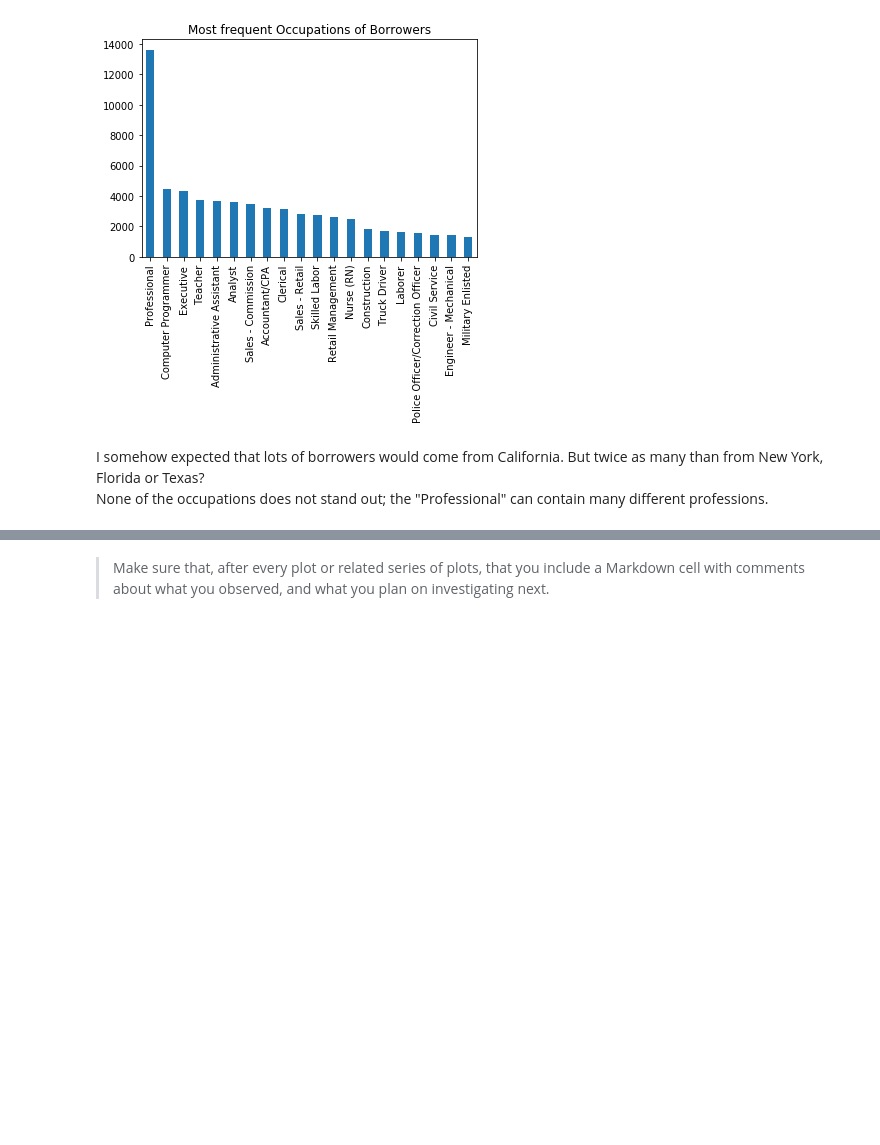
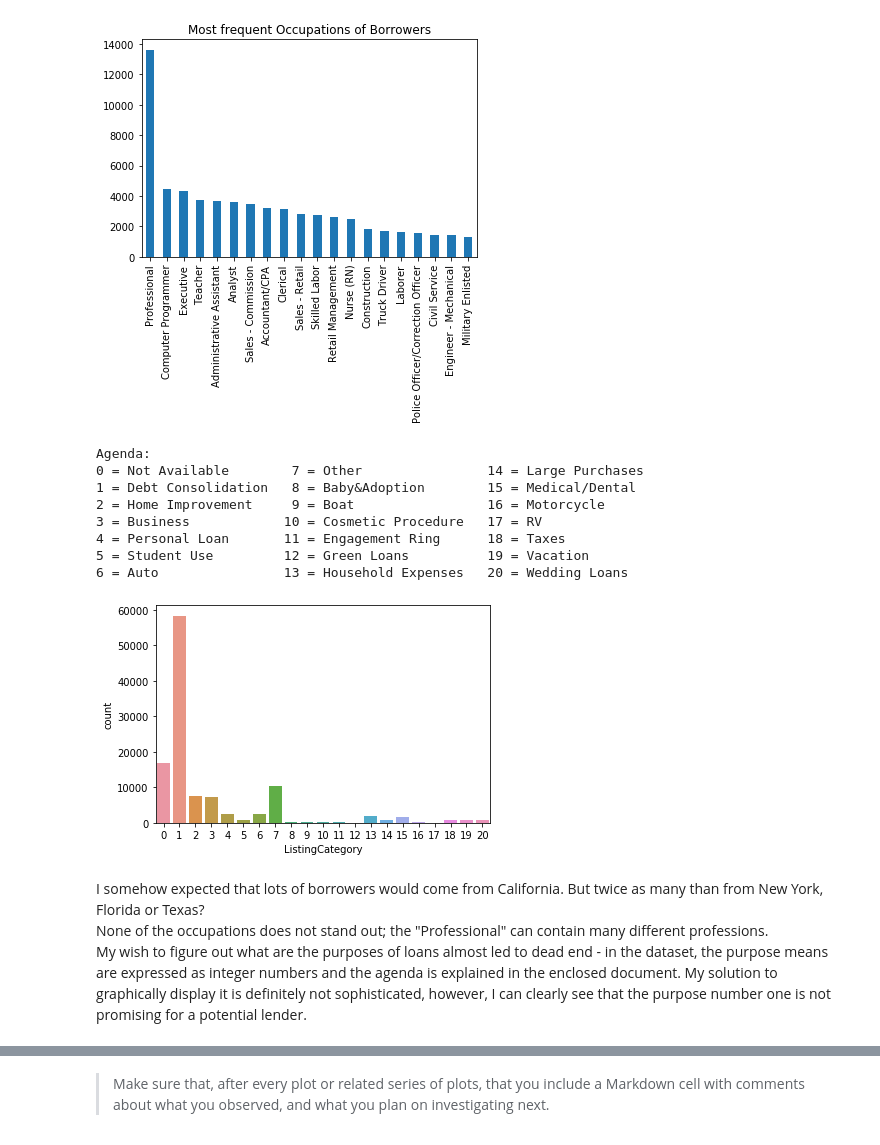
Before and after one commit to RosvitaR/Visualisation-Practice, a Jupyter notebook: exploration_template.ipynb, the cells around one changed output, grey strips where cells are left out. Cells and saved outputs as stored; diff of their text form; code cells hidden in the pictures; blank space fills up the shorter version.

```diff
--- a/exploration_template.ipynb
+++ b/exploration_template.ipynb
@@ -128,3 +126,7 @@ memory usage: 68.1+ MB
+# %%
+# Improve columns' names
+loans.rename(columns = {'ListingCategory (numeric)': 'ListingCategory'}, inplace=True)
+loans.rename(columns = {'ProsperRating (Alpha)': 'ProsperRating'}, inplace=True)
 # %%
 # Descriptive statistics for numeric variables
 pd.set_option('display.max_columns', 61)
@@ -203,3 +207,24 @@ plt.title('Most frequent Occupations of Borrowers');
+# %%
+sb.countplot(data = loans, x = 'ListingCategory');
+print('Agenda:')
+print('0 = Not Available        7 = Other                14 = Large Purchases')
+print('1 = Debt Consolidation   8 = Baby&Adoption        15 = Medical/Dental')
+print('2 = Home Improvement     9 = Boat                 16 = Motorcycle')
+print('3 = Business            10 = Cosmetic Procedure   17 = RV')
+print('4 = Personal Loan       11 = Engagement Ring      18 = Taxes')
+print('5 = Student Use         12 = Green Loans          19 = Vacation')
+print('6 = Auto                13 = Household Expenses   20 = Wedding Loans')
+# %% [output]
+Agenda:
+0 = Not Available        7 = Other                14 = Large Purchases
+1 = Debt Consolidation   8 = Baby&Adoption        15 = Medical/Dental
+2 = Home Improvement     9 = Boat                 16 = Motorcycle
+3 = Business            10 = Cosmetic Procedure   17 = RV
+4 = Personal Loan       11 = Engagement Ring      18 = Taxes
+5 = Student Use         12 = Green Loans          19 = Vacation
+6 = Auto                13 = Household Expenses   20 = Wedding Loans
+[figure, added]
 # %% [markdown]
 I somehow expected that lots of borrowers would come from California. But twice as many than from New York, Florida or Texas? <br>
-None of the occupations does not stand out; the "Professional" can contain many different professions.
+None of the occupations does not stand out; the "Professional" can contain many different professions. <br>
+My wish to figure out what are the purposes of loans almost led to dead end - in the dataset, the purpose means are expressed as integer numbers and the agenda is explained in the enclosed document. My solution to graphically display it is definitely not sophisticated, however, I can clearly see that the purpose number one is not promising for a potential lender.
```
Also changed, not shown: parts of 15 cells of this notebook.
